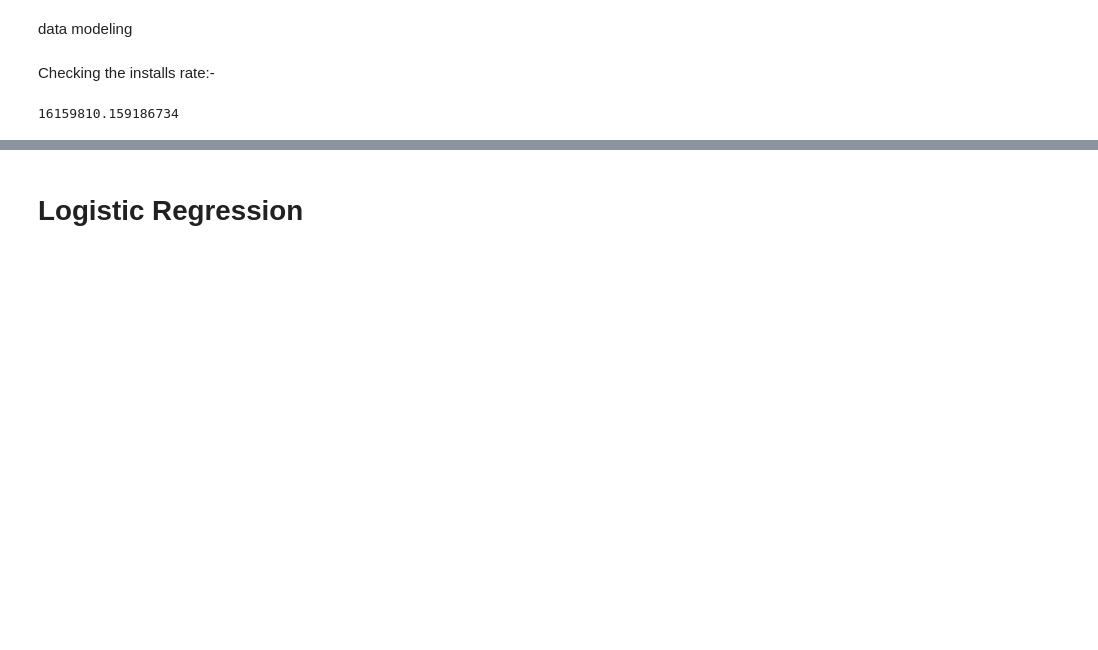
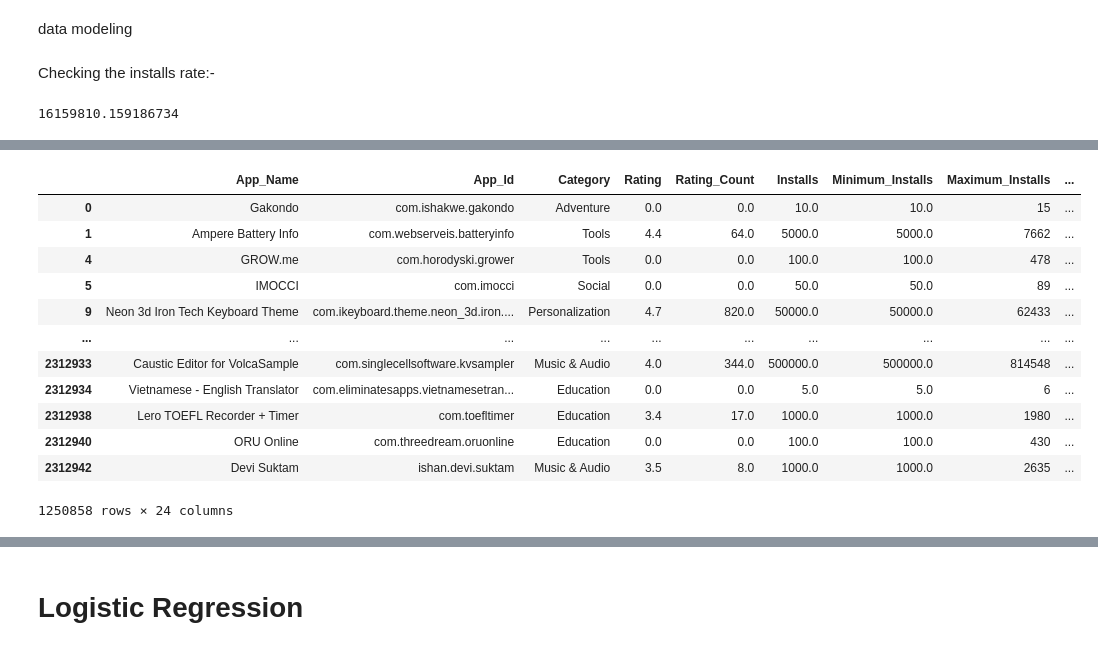
Before and after one commit to emojiworld777/google-playstore, a Jupyter notebook: edasatvik-checkpoint.ipynb, the cells around one changed output, grey strips where cells are left out. Cells and saved outputs as stored; diff of their text form; code cells hidden in the pictures; blank space fills up the shorter version.

```diff
--- a/edasatvik-checkpoint.ipynb
+++ b/edasatvik-checkpoint.ipynb
@@ -886,3 +883,19 @@ memory usage: 85.2+ MB
+# %%
+df
+# %% [output]
+|  | App_Name | App_Id | Category | Rating | Rating_Count | Installs | Minimum_Installs | Maximum_Installs | ... |
+| 0 | Gakondo | com.ishakwe.gakondo | Adventure | 0.0 | 0.0 | 10.0 | 10.0 | 15 | ... |
+| 1 | Ampere Battery Info | com.webserveis.batteryinfo | Tools | 4.4 | 64.0 | 5000.0 | 5000.0 | 7662 | ... |
+| 4 | GROW.me | com.horodyski.grower | Tools | 0.0 | 0.0 | 100.0 | 100.0 | 478 | ... |
+| 5 | IMOCCI | com.imocci | Social | 0.0 | 0.0 | 50.0 | 50.0 | 89 | ... |
+| 9 | Neon 3d Iron Tech Keyboard Theme | com.ikeyboard.theme.neon_3d.iron.... | Personalization | 4.7 | 820.0 | 50000.0 | 50000.0 | 62433 | ... |
+| ... | ... | ... | ... | ... | ... | ... | ... | ... | ... |
+| 2312933 | Caustic Editor for VolcaSample | com.singlecellsoftware.kvsampler | Music & Audio | 4.0 | 344.0 | 500000.0 | 500000.0 | 814548 | ... |
+| 2312934 | Vietnamese - English Translator | com.eliminatesapps.vietnamesetran... | Education | 0.0 | 0.0 | 5.0 | 5.0 | 6 | ... |
+| 2312938 | Lero TOEFL Recorder + Timer | com.toefltimer | Education | 3.4 | 17.0 | 1000.0 | 1000.0 | 1980 | ... |
+| 2312940 | ORU Online | com.threedream.oruonline | Education | 0.0 | 0.0 | 100.0 | 100.0 | 430 | ... |
+| 2312942 | Devi Suktam | ishan.devi.suktam | Music & Audio | 3.5 | 8.0 | 1000.0 | 1000.0 | 2635 | ... |
+1250858 rows × 24 columns
 # %%
 corr = X.corr()
 plt.figure(figsize=(30,30))
```
Also changed, not shown: parts of 11 cells of this notebook.
